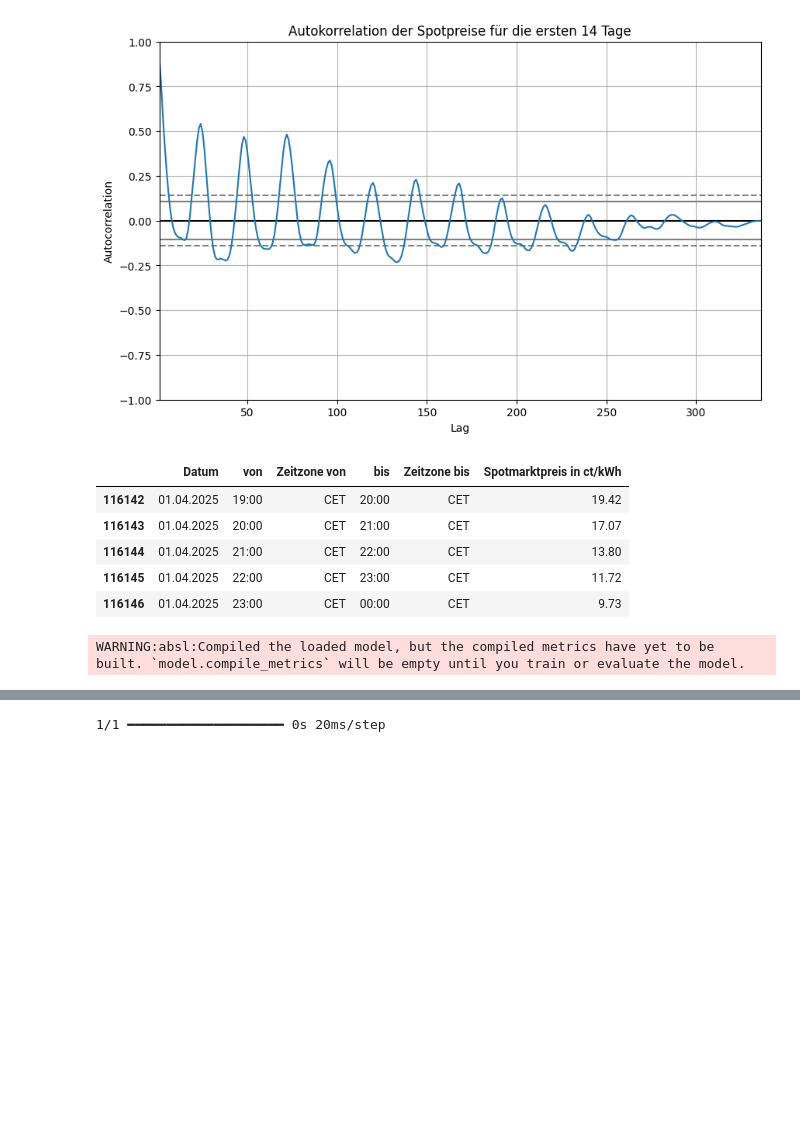
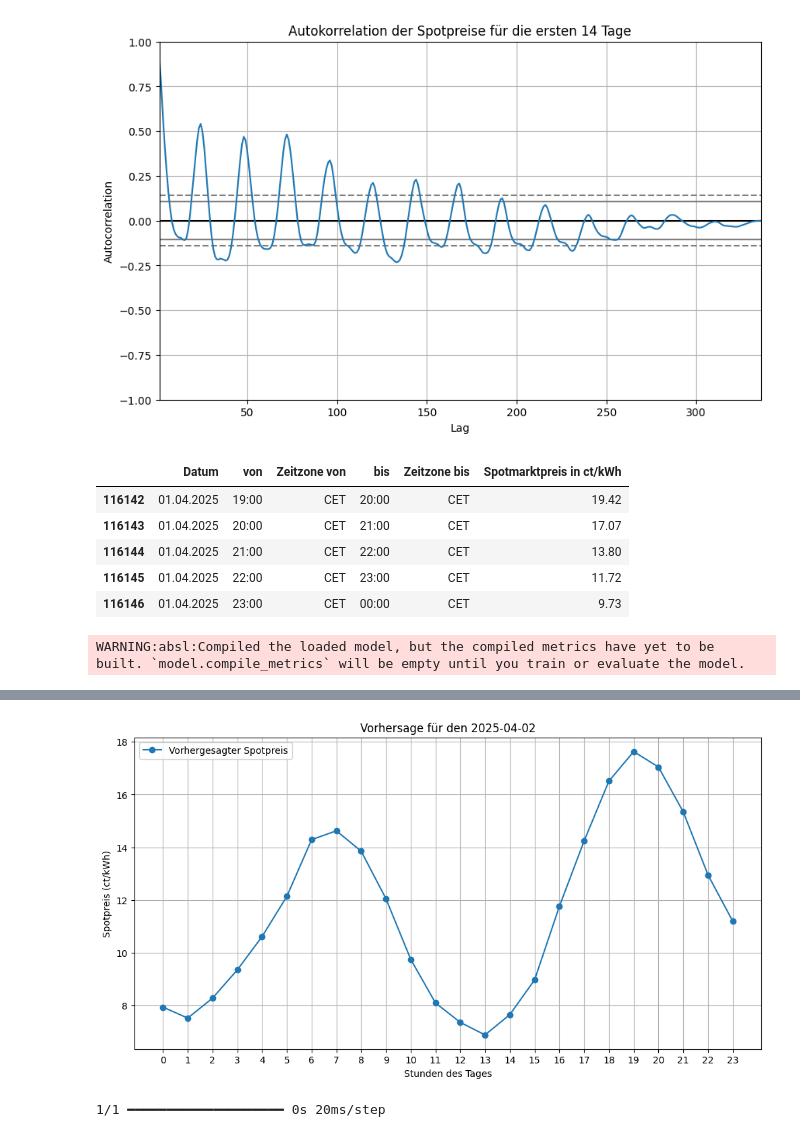
Before and after one commit to DarBr/BI-Steel-Project, a Jupyter notebook: machine_learning/model.ipynb, the cells around one changed output, grey strips where cells are left out. Saved outputs shown, nothing was run; the diff lists cells and outputs as text; code cells hidden in the pictures; blank space fills up the shorter version.

Commit message:
plot prediction

```diff
--- a/machine_learning/model.ipynb
+++ b/machine_learning/model.ipynb
@@ -247,6 +247,19 @@ predictions = model.predict(latest_data)
 predictions = scaler.inverse_transform(predictions)
 print(f"Vorhersage für den {next_day.date()}:")
 print(predictions)
+
+hours = np.arange(0, output_length)  # 0 bis 23 Stunden
+
+# Plotten der Vorhersage
+plt.figure(figsize=(12, 6))
+plt.plot(hours, predictions.flatten(), marker='o', linestyle='-', label='Vorhergesagter Spotpreis')
+plt.xlabel('Stunden des Tages')
+plt.ylabel('Spotpreis (ct/kWh)')
+plt.title(f'Vorhersage für den {next_day.date()}')
+plt.legend()
+plt.grid()
+plt.xticks(hours)
+plt.show()
 # %% [output]
 WARNING:absl:Compiled the loaded model, but the compiled metrics have yet to be built. `model.compile_metrics` will be empty until you train or evaluate the model.
 Lade vorhandenes Modell...
@@ -254,8 +267,9 @@ Lade vorhandenes Modell...
 Vorhersage für den 2025-04-02:
 [[ 7.9305143  7.514441   8.270029   9.342695  10.60676   12.1337385
   14.288817  14.6234255 13.851226  12.048322   9.7443695  8.089603
    7.3514867  6.8751454  7.6459436  8.9633665 11.753343  14.243107
   16.511686  17.631     17.044346  15.342085  12.946526  11.187308 ]]
+[figure, added]
 # %%
 import matplotlib.pyplot as plt
 import numpy as np
```
Also changed, not shown: parts of 1 cell of this notebook.
